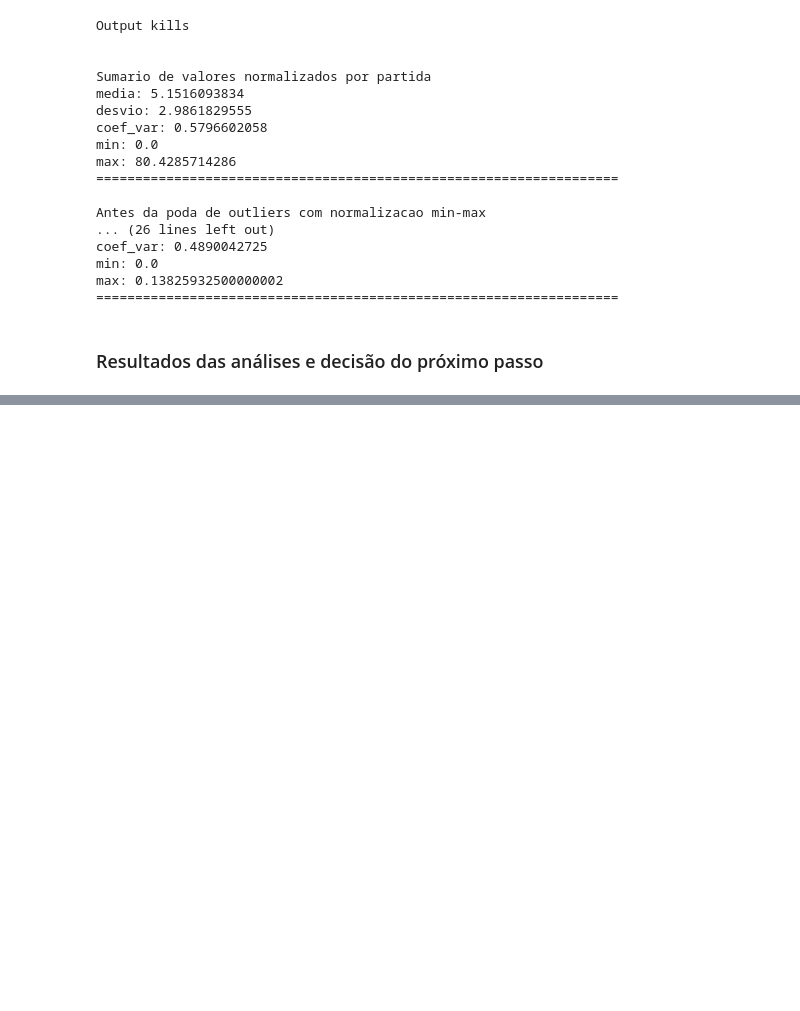
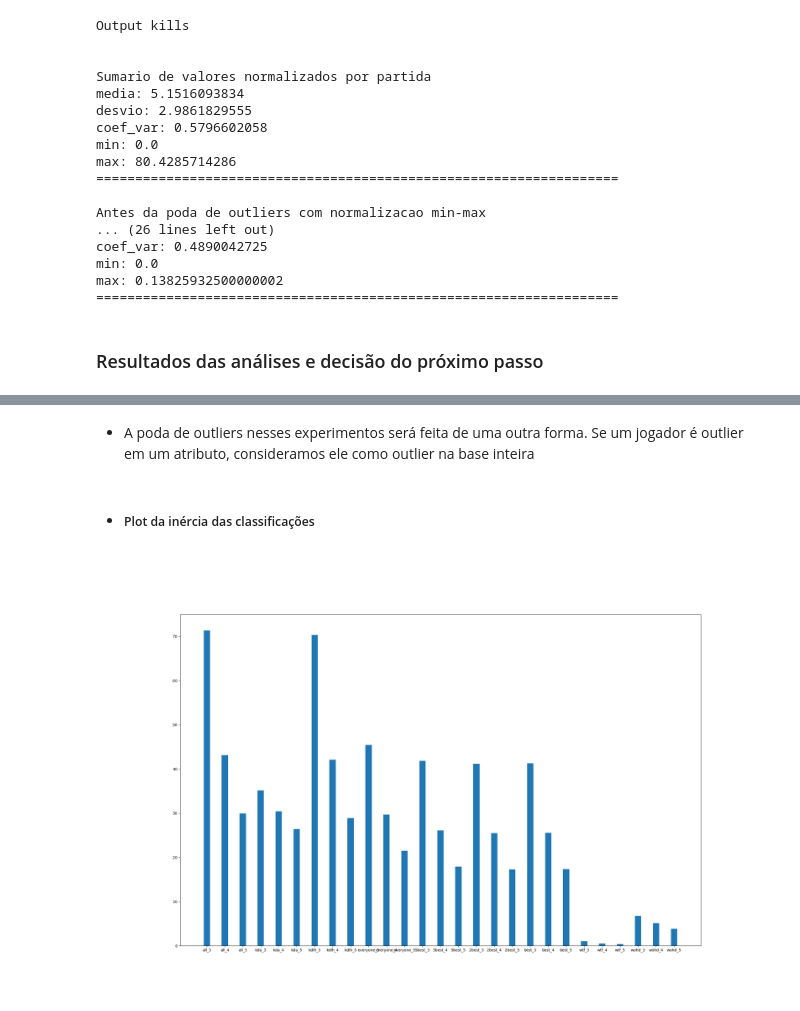
Before and after one commit to gaabrielfranco/notebooks-tcc, a Jupyter notebook: log-tcc.ipynb, the cells around one changed output, grey strips where cells are left out. Cells and saved outputs as stored; diff of their text form; code cells hidden in the pictures; blank space fills up the shorter version.

```diff
--- a/log-tcc.ipynb
+++ b/log-tcc.ipynb
@@ -55,0 +246,8 @@ max: 0.13825932500000002
+# %% [markdown]
+- A poda de outliers nesses experimentos será feita de uma outra forma. Se um jogador é outlier em um atributo, consideramos ele como outlier na base inteira
+# %% [markdown]
+- ##### Plot da inércia das classificações
+# %%
+Image(filename='data/inertia.png')
+# %% [output]
+[figure, added]
```
Also changed, not shown: parts of 30 cells of this notebook, 5 other files.
